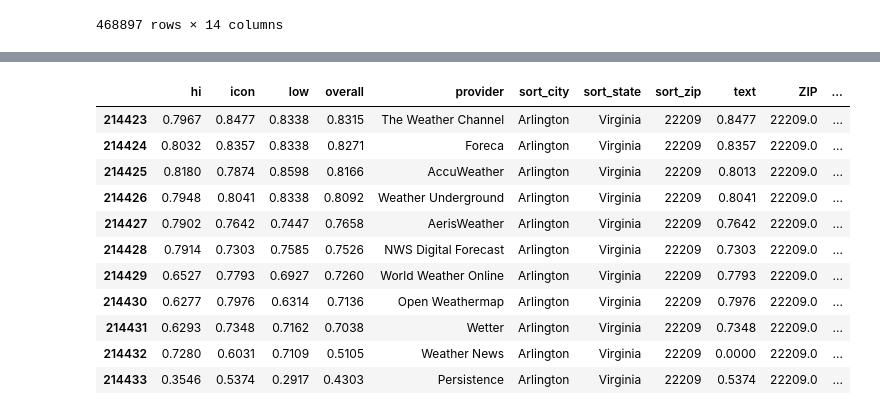
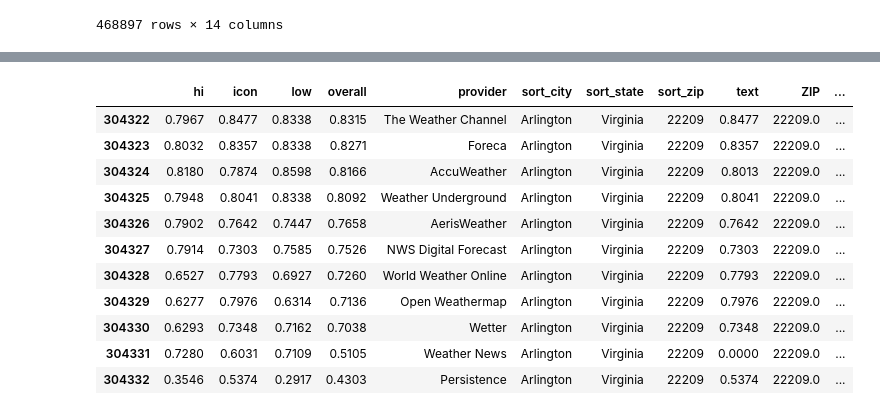
Before and after one commit to mattppal/forecast-accuracy-dnlt, a Jupyter notebook: explore.ipynb, the cells around one changed output, grey strips where cells are left out. Cells and saved outputs as stored; diff of their text form; code cells hidden in the pictures.

```diff
--- a/explore.ipynb
+++ b/explore.ipynb
@@ -51,4 +32,4 @@ Name: overall, Length: 30560, dtype: float64
 # %%
-df['zip_order'] = df['overall'].rank(method="first", ascending=False)
-df['zip_percentile'] = df['zip_order'] / len(df)
+fips_df['zip_order'] = fips_df['overall'].rank(method="first", ascending=False)
+fips_df['zip_percentile'] = fips_df['zip_order'] / len(df)
 # %%
@@ -70,18 +51,18 @@ df.sort_values(by='zip_order', ascending=False)
 # %%
 zip_code = 22209
-df[df['sort_zip']==zip_code]
+fips_df[fips_df['sort_zip']==zip_code]
 # %% [output]
 |  | hi | icon | low | overall | provider | sort_city | sort_state | sort_zip | text | ZIP | ... |
-| 214423 | 0.7967 | 0.8477 | 0.8338 | 0.8315 | The Weather Channel | Arlington | Virginia | 22209 | 0.8477 | 22209.0 | ... |
-| 214424 | 0.8032 | 0.8357 | 0.8338 | 0.8271 | Foreca | Arlington | Virginia | 22209 | 0.8357 | 22209.0 | ... |
-| 214425 | 0.8180 | 0.7874 | 0.8598 | 0.8166 | AccuWeather | Arlington | Virginia | 22209 | 0.8013 | 22209.0 | ... |
-| 214426 | 0.7948 | 0.8041 | 0.8338 | 0.8092 | Weather Underground | Arlington | Virginia | 22209 | 0.8041 | 22209.0 | ... |
-| 214427 | 0.7902 | 0.7642 | 0.7447 | 0.7658 | AerisWeather | Arlington | Virginia | 22209 | 0.7642 | 22209.0 | ... |
-| 214428 | 0.7914 | 0.7303 | 0.7585 | 0.7526 | NWS Digital Forecast | Arlington | Virginia | 22209 | 0.7303 | 22209.0 | ... |
-| 214429 | 0.6527 | 0.7793 | 0.6927 | 0.7260 | World Weather Online | Arlington | Virginia | 22209 | 0.7793 | 22209.0 | ... |
-| 214430 | 0.6277 | 0.7976 | 0.6314 | 0.7136 | Open Weathermap | Arlington | Virginia | 22209 | 0.7976 | 22209.0 | ... |
-| 214431 | 0.6293 | 0.7348 | 0.7162 | 0.7038 | Wetter | Arlington | Virginia | 22209 | 0.7348 | 22209.0 | ... |
-| 214432 | 0.7280 | 0.6031 | 0.7109 | 0.5105 | Weather News | Arlington | Virginia | 22209 | 0.0000 | 22209.0 | ... |
-| 214433 | 0.3546 | 0.5374 | 0.2917 | 0.4303 | Persistence | Arlington | Virginia | 22209 | 0.5374 | 22209.0 | ... |
+| 304322 | 0.7967 | 0.8477 | 0.8338 | 0.8315 | The Weather Channel | Arlington | Virginia | 22209 | 0.8477 | 22209.0 | ... |
+| 304323 | 0.8032 | 0.8357 | 0.8338 | 0.8271 | Foreca | Arlington | Virginia | 22209 | 0.8357 | 22209.0 | ... |
+| 304324 | 0.8180 | 0.7874 | 0.8598 | 0.8166 | AccuWeather | Arlington | Virginia | 22209 | 0.8013 | 22209.0 | ... |
+| 304325 | 0.7948 | 0.8041 | 0.8338 | 0.8092 | Weather Underground | Arlington | Virginia | 22209 | 0.8041 | 22209.0 | ... |
+| 304326 | 0.7902 | 0.7642 | 0.7447 | 0.7658 | AerisWeather | Arlington | Virginia | 22209 | 0.7642 | 22209.0 | ... |
+| 304327 | 0.7914 | 0.7303 | 0.7585 | 0.7526 | NWS Digital Forecast | Arlington | Virginia | 22209 | 0.7303 | 22209.0 | ... |
+| 304328 | 0.6527 | 0.7793 | 0.6927 | 0.7260 | World Weather Online | Arlington | Virginia | 22209 | 0.7793 | 22209.0 | ... |
+| 304329 | 0.6277 | 0.7976 | 0.6314 | 0.7136 | Open Weathermap | Arlington | Virginia | 22209 | 0.7976 | 22209.0 | ... |
+| 304330 | 0.6293 | 0.7348 | 0.7162 | 0.7038 | Wetter | Arlington | Virginia | 22209 | 0.7348 | 22209.0 | ... |
+| 304331 | 0.7280 | 0.6031 | 0.7109 | 0.5105 | Weather News | Arlington | Virginia | 22209 | 0.0000 | 22209.0 | ... |
+| 304332 | 0.3546 | 0.5374 | 0.2917 | 0.4303 | Persistence | Arlington | Virginia | 22209 | 0.5374 | 22209.0 | ... |
 # %%
 zip_code = 28803
```
Also changed, not shown: parts of 10 cells of this notebook, 1 other file.
